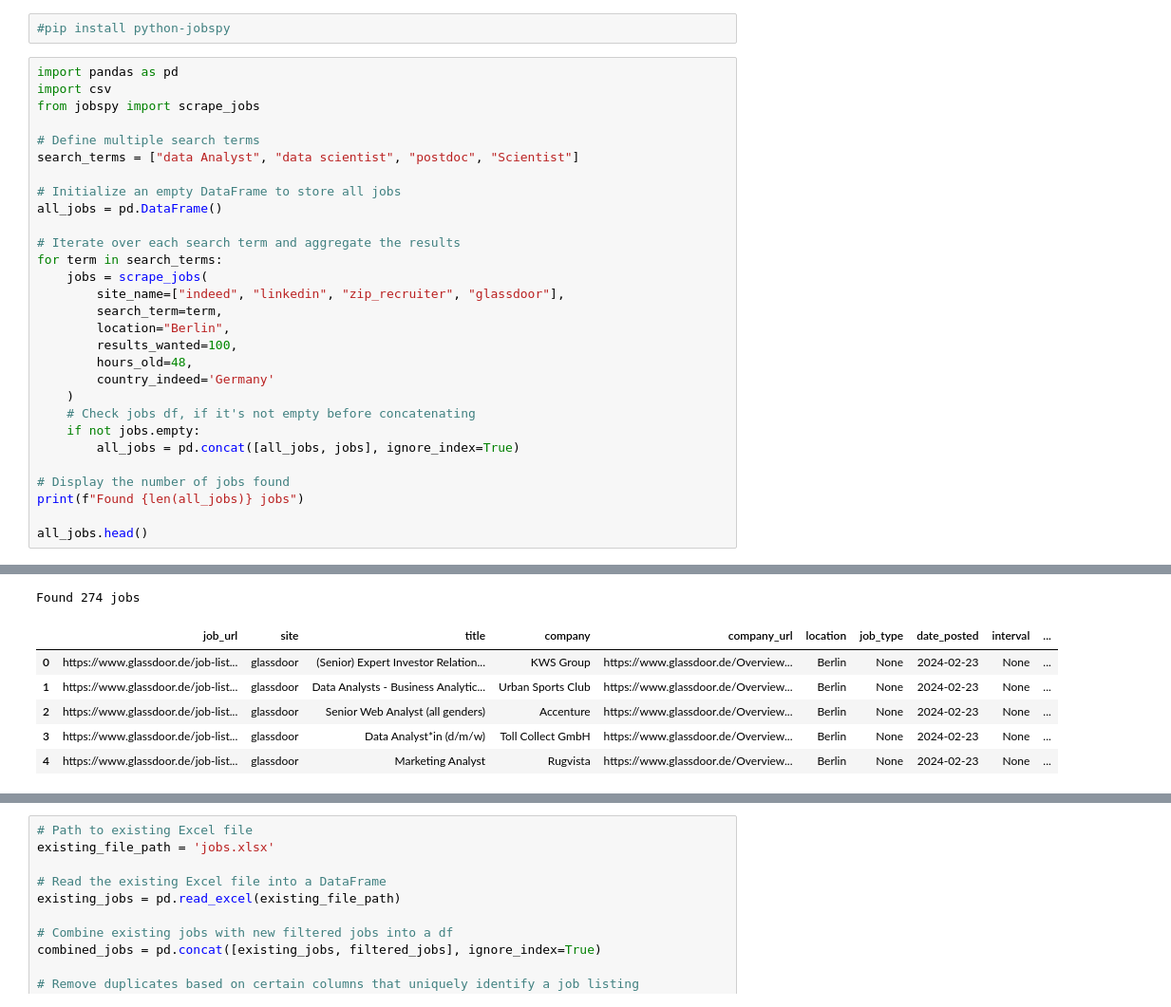
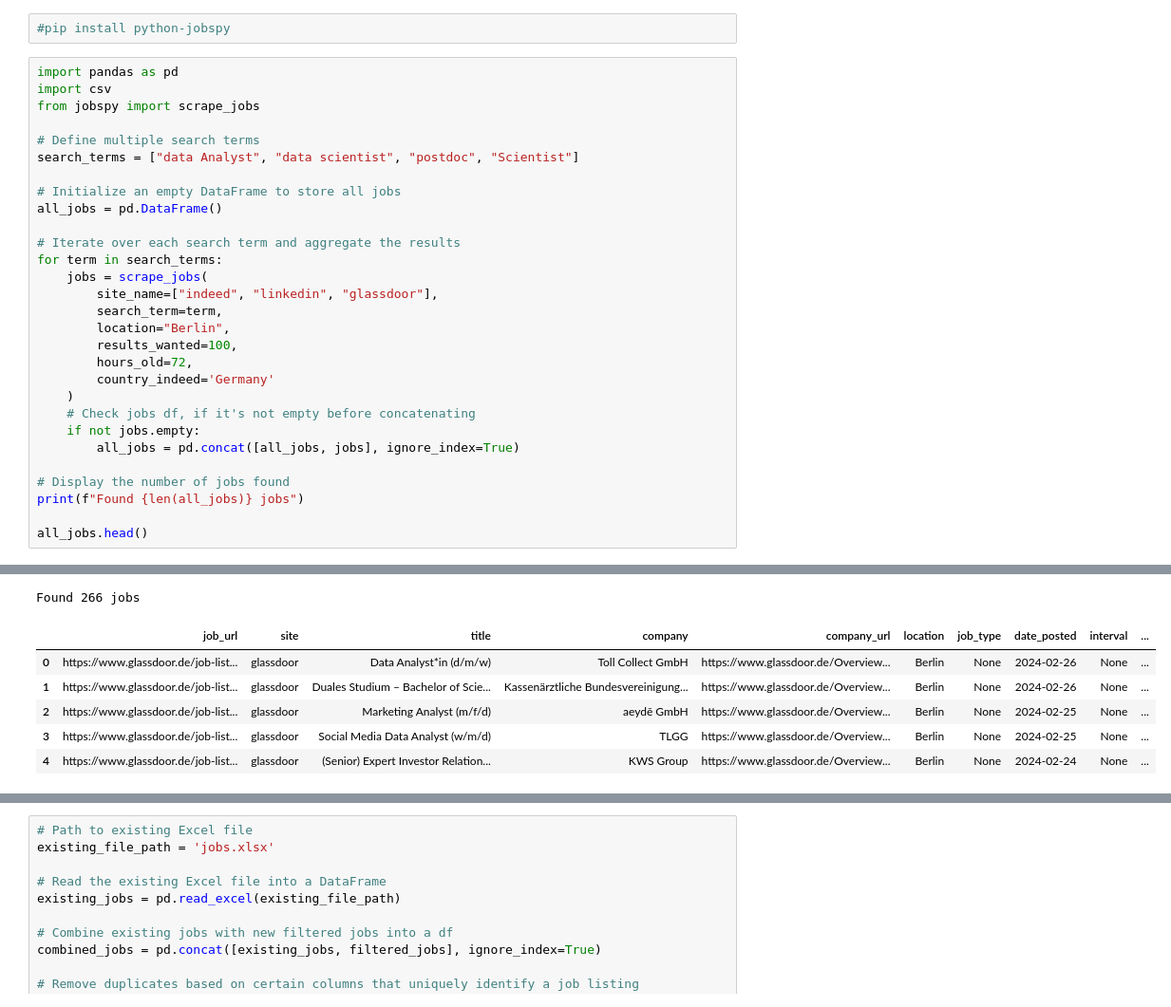
Before and after one commit to Amrmostafa-1/JobSpy, a Jupyter notebook: Jobs.ipynb, the cells around one changed output, grey strips where cells are left out. Shown at 95% size. Saved outputs shown, nothing was run; the diff lists cells and outputs as text.

```diff
--- a/Jobs.ipynb
+++ b/Jobs.ipynb
@@ -14,11 +14,11 @@ all_jobs = pd.DataFrame()
 # Iterate over each search term and aggregate the results
 for term in search_terms:
     jobs = scrape_jobs(
-        site_name=["indeed", "linkedin", "zip_recruiter", "glassdoor"],
+        site_name=["indeed", "linkedin", "glassdoor"],
         search_term=term,
         location="Berlin",
         results_wanted=100,
-        hours_old=48,
+        hours_old=72,
         country_indeed='Germany'
     )
     # Check jobs df, if it's not empty before concatenating
@@ -39,10 +38,10 @@ all_jobs.head()
-Found 274 jobs
+Found 266 jobs
 |  | job_url | site | title | company | company_url | location | job_type | date_posted | interval | ... |
-| 0 | https://www.glassdoor.de/job-list... | glassdoor | (Senior) Expert Investor Relation... | KWS Group | https://www.glassdoor.de/Overview... | Berlin | None | 2024-02-23 | None | ... |
-| 1 | https://www.glassdoor.de/job-list... | glassdoor | Data Analysts - Business Analytic... | Urban Sports Club | https://www.glassdoor.de/Overview... | Berlin | None | 2024-02-23 | None | ... |
-| 2 | https://www.glassdoor.de/job-list... | glassdoor | Senior Web Analyst (all genders) | Accenture | https://www.glassdoor.de/Overview... | Berlin | None | 2024-02-23 | None | ... |
-| 3 | https://www.glassdoor.de/job-list... | glassdoor | Data Analyst*in (d/m/w) | Toll Collect GmbH | https://www.glassdoor.de/Overview... | Berlin | None | 2024-02-23 | None | ... |
-| 4 | https://www.glassdoor.de/job-list... | glassdoor | Marketing Analyst | Rugvista | https://www.glassdoor.de/Overview... | Berlin | None | 2024-02-23 | None | ... |
+| 0 | https://www.glassdoor.de/job-list... | glassdoor | Data Analyst*in (d/m/w) | Toll Collect GmbH | https://www.glassdoor.de/Overview... | Berlin | None | 2024-02-26 | None | ... |
+| 1 | https://www.glassdoor.de/job-list... | glassdoor | Duales Studium – Bachelor of Scie... | Kassenärztliche Bundesvereinigung... | https://www.glassdoor.de/Overview... | Berlin | None | 2024-02-26 | None | ... |
+| 2 | https://www.glassdoor.de/job-list... | glassdoor | Marketing Analyst (m/f/d) | aeydē GmbH | https://www.glassdoor.de/Overview... | Berlin | None | 2024-02-25 | None | ... |
+| 3 | https://www.glassdoor.de/job-list... | glassdoor | Social Media Data Analyst (w/m/d) | TLGG | https://www.glassdoor.de/Overview... | Berlin | None | 2024-02-25 | None | ... |
+| 4 | https://www.glassdoor.de/job-list... | glassdoor | (Senior) Expert Investor Relation... | KWS Group | https://www.glassdoor.de/Overview... | Berlin | None | 2024-02-24 | None | ... |
 # %%
 # Remove duplicate entries based on 'company' and 'title' columns
 all_jobs.drop_duplicates(subset=['date_posted', 'company', 'title'], inplace=True, ignore_index=True)
```
Also changed, not shown: parts of 4 cells of this notebook.
